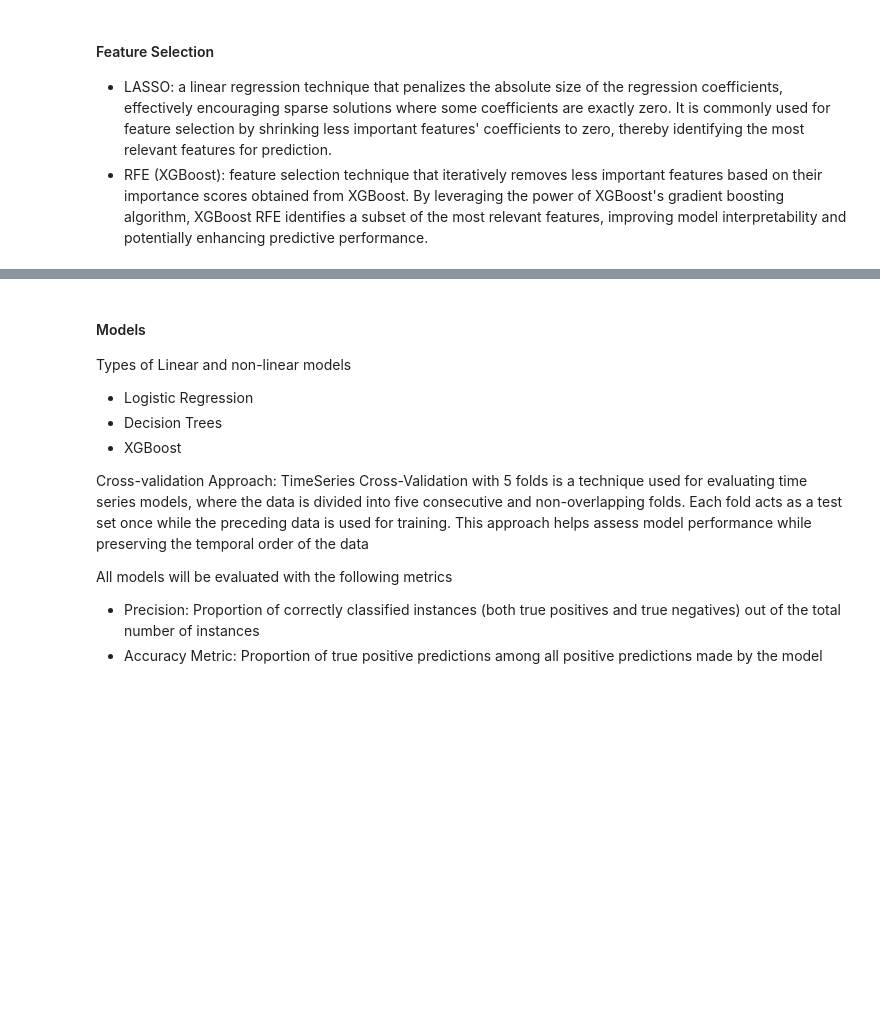
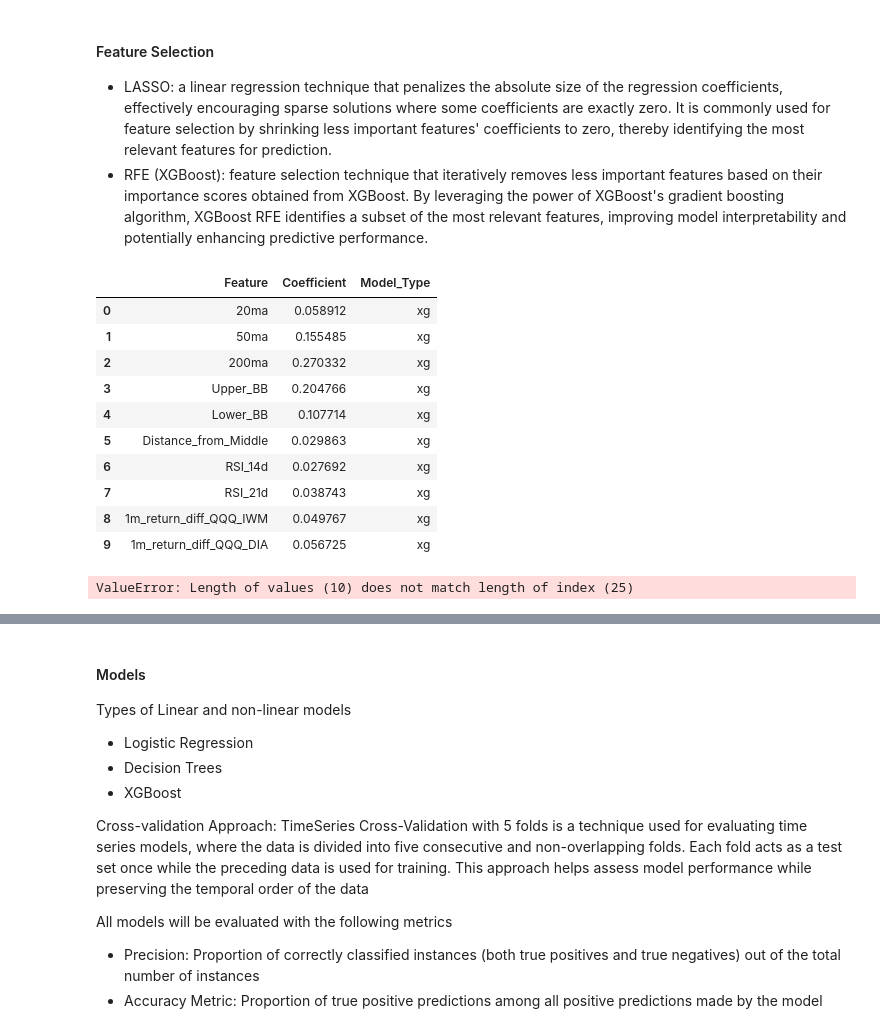
Before and after one commit to Nathan-rickert/NonLinearModelFinal, a Jupyter notebook: model.ipynb, the cells around one changed output, grey strips where cells are left out. Saved outputs shown, nothing was run; the diff lists cells and outputs as text; code cells hidden in the pictures; blank space fills up the shorter version.

```diff
--- a/model.ipynb
+++ b/model.ipynb
@@ -62,22 +62,3 @@ def lasso_feature_selection(X, y, model_type):
     })
 
     return results_df
-# %%
-# XGBOOST util function
-def xgboost_rfe_feature_selection(X, y, model_type):
-    scaler = StandardScaler()
-    X_scaled = scaler.fit_transform(X)
-
-    xgb = XGBRegressor()
-
-    rfe = RFE(estimator=xgb, n_features_to_select=10)
-    rfe.fit(X_scaled, y)
-
-    selected_features = X.columns[rfe.support_]
-
-    results_df = pd.DataFrame({
-        'Feature': selected_features,
-        'Model_Type': model_type
-    })
-
-    return results_df
@@ -87,10 +80,60 @@ def xgboost_rfe_feature_selection(X, y, model_type):
 y1M_lasso_results = lasso_feature_selection(X=X, y=y1M, model_type='Lasso Regression')
 y2M_lasso_results = lasso_feature_selection(X=X, y=y2M, model_type='Lasso Regression')
 y15D_lasso_results = lasso_feature_selection(X=X, y=y15D, model_type='Lasso Regression')
+# %%
+import pandas as pd
+from sklearn.preprocessing import StandardScaler
+from xgboost import XGBRegressor
+from sklearn.feature_selection import RFE
+
+def xgboost_rfe_feature_selection(X, y, model_type, n_features_to_select):
+    xgb = XGBClassifier()
+
+    # Initialize RFE
+    rfe = RFE(estimator=xgb, n_features_to_select=n_features_to_select)
+
+    # Perform RFE
+    rfe.fit(X, y)
+
+    # Get selected features
+    selected_features = X.columns[rfe.support_]
+
+    # Train XGBoost model on selected features
+    xgb.fit(X[:, rfe.support_], y)
+
+    # Get feature importance values for selected features
+    feature_importance_values = pd.Series(xgb.feature_importances_, index=selected_features, name='Coefficient')
+
+    # Create results DataFrame
+    results_df = pd.DataFrame({
+        'Feature': selected_features,
+        'Coefficient': feature_importance_values.values,
+        'Model_Type': model_type
+    })
+
+    return results_df
+
+
+
+results_df = xgboost_rfe_feature_selection(X=X, y=y1M, model_type='xg', n_features_to_select=10)
+results_df
+# %% [output]
+|  | Feature | Coefficient | Model_Type |
+| 0 | 20ma | 0.058912 | xg |
+| 1 | 50ma | 0.155485 | xg |
+| 2 | 200ma | 0.270332 | xg |
+| 3 | Upper_BB | 0.204766 | xg |
+| 4 | Lower_BB | 0.107714 | xg |
+| 5 | Distance_from_Middle | 0.029863 | xg |
+| 6 | RSI_14d | 0.027692 | xg |
+| 7 | RSI_21d | 0.038743 | xg |
+| 8 | 1m_return_diff_QQQ_IWM | 0.049767 | xg |
+| 9 | 1m_return_diff_QQQ_DIA | 0.056725 | xg |
 # %%
 # Run function - rfe
-
 y1M_rfe_results = xgboost_rfe_feature_selection(X=X, y=y1M, model_type = 'XGBoost RFE')
 y2M_rfe_results = xgboost_rfe_feature_selection(X=X, y=y2M, model_type = 'XGBoost RFE')
 y15D_rfe_results = xgboost_rfe_feature_selection(X=X, y=y15D, model_type = 'XGBoost RFE')
+# %% [output]
+ValueError: Length of values (10) does not match length of index (25)
 # %%
```
Also changed, not shown: parts of 7 cells of this notebook, 1 other file.
